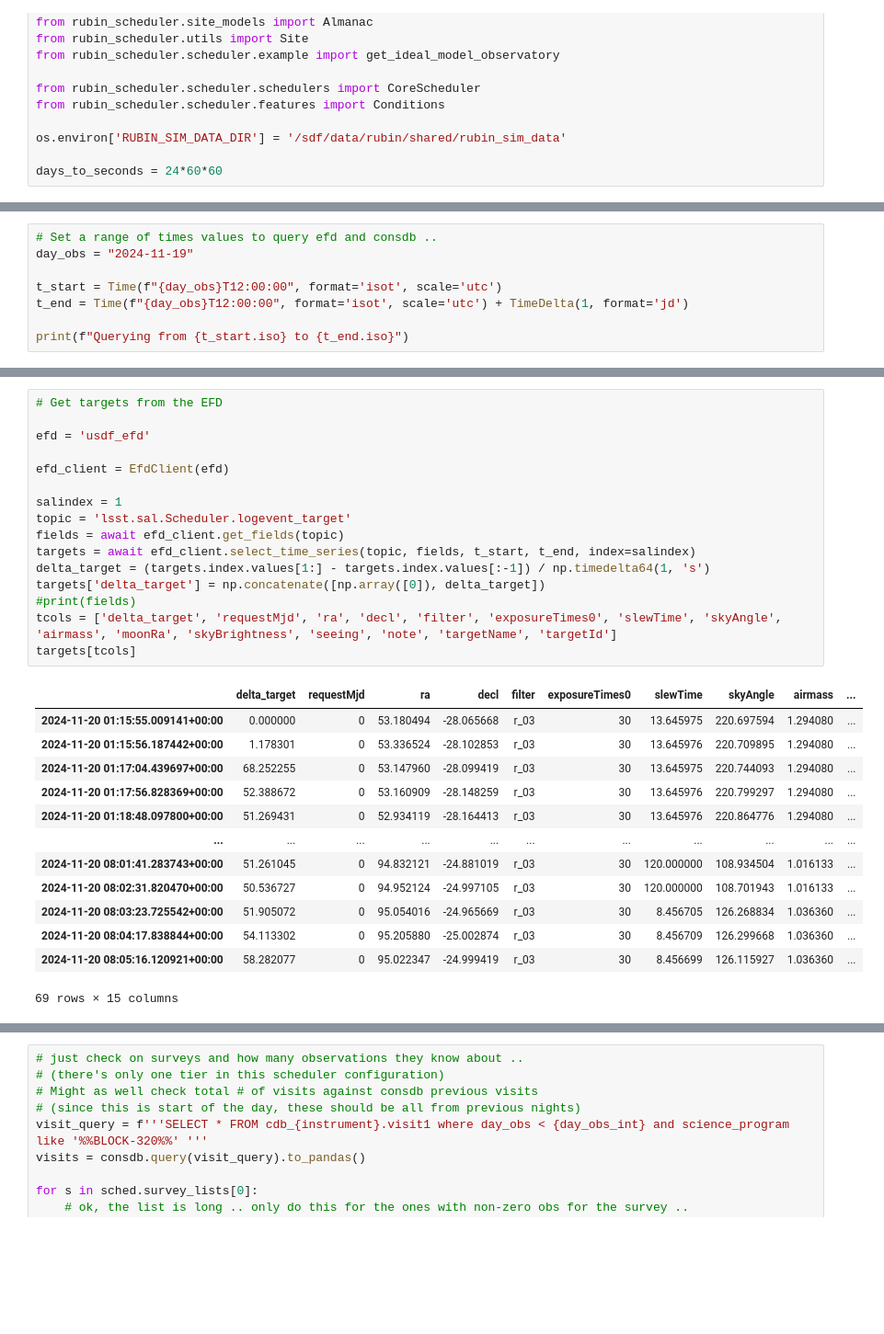
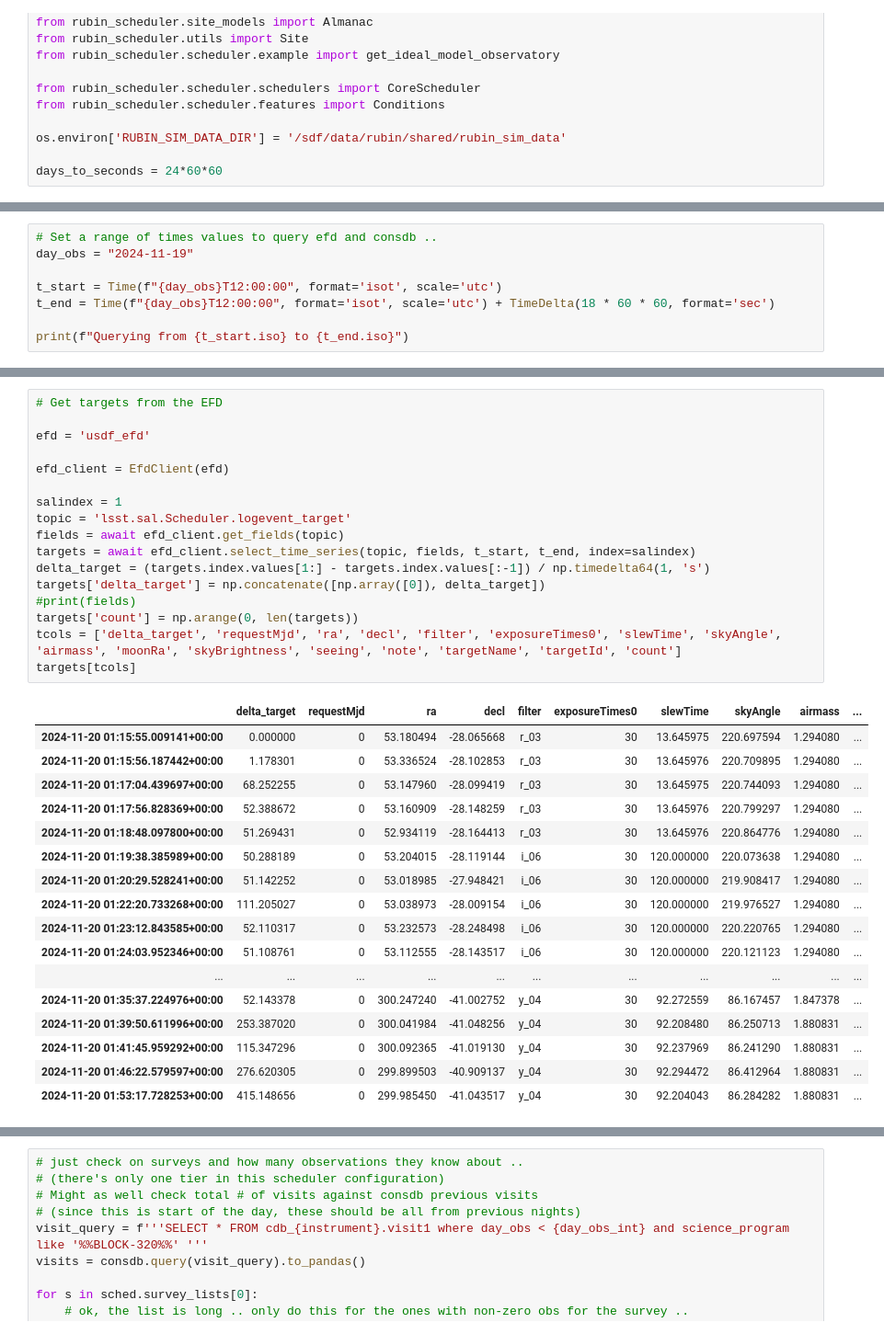
Before and after one commit to lsst-sims/fbs_curiosities, a Jupyter notebook: FBS_comcam_20241119.ipynb, the cells around one changed output, grey strips where cells are left out. Shown at 92% size. Cells and saved outputs as stored; diff of their text form; blank space fills up the shorter version.

```diff
--- a/FBS_comcam_20241119.ipynb
+++ b/FBS_comcam_20241119.ipynb
@@ -33,7 +45,7 @@ days_to_seconds = 24*60*60
 day_obs = "2024-11-19"
 
 t_start = Time(f"{day_obs}T12:00:00", format='isot', scale='utc')
-t_end = Time(f"{day_obs}T12:00:00", format='isot', scale='utc') + TimeDelta(1, format='jd')
+t_end = Time(f"{day_obs}T12:00:00", format='isot', scale='utc') + TimeDelta(18 * 60 * 60, format='sec')
 
 print(f"Querying from {t_start.iso} to {t_end.iso}")
 # %% [output]
@@ -41,33 +53,38 @@ Querying from 2024-11-19 12:00:00.000 to 2024-11-20 12:00:00.000
 # %%
 # Get targets from the EFD
 
 efd = 'usdf_efd'
 
 efd_client = EfdClient(efd)
 
 salindex = 1
 topic = 'lsst.sal.Scheduler.logevent_target'
 fields = await efd_client.get_fields(topic)
 targets = await efd_client.select_time_series(topic, fields, t_start, t_end, index=salindex)
 delta_target = (targets.index.values[1:] - targets.index.values[:-1]) / np.timedelta64(1, 's')
 targets['delta_target'] = np.concatenate([np.array([0]), delta_target])
 #print(fields)
-tcols = ['delta_target', 'requestMjd', 'ra', 'decl', 'filter', 'exposureTimes0', 'slewTime', 'skyAngle', 'airmass', 'moonRa', 'skyBrightness', 'seeing', 'note', 'targetName', 'targetId']
+targets['count'] = np.arange(0, len(targets))
+tcols = ['delta_target', 'requestMjd', 'ra', 'decl', 'filter', 'exposureTimes0', 'slewTime', 'skyAngle', 'airmass', 'moonRa', 'skyBrightness', 'seeing', 'note', 'targetName', 'targetId', 'count']
 targets[tcols]
 # %% [output]
 |  | delta_target | requestMjd | ra | decl | filter | exposureTimes0 | slewTime | skyAngle | airmass | ... |
 | 2024-11-20 01:15:55.009141+00:00 | 0.000000 | 0 | 53.180494 | -28.065668 | r_03 | 30 | 13.645975 | 220.697594 | 1.294080 | ... |
 | 2024-11-20 01:15:56.187442+00:00 | 1.178301 | 0 | 53.336524 | -28.102853 | r_03 | 30 | 13.645976 | 220.709895 | 1.294080 | ... |
 | 2024-11-20 01:17:04.439697+00:00 | 68.252255 | 0 | 53.147960 | -28.099419 | r_03 | 30 | 13.645975 | 220.744093 | 1.294080 | ... |
 | 2024-11-20 01:17:56.828369+00:00 | 52.388672 | 0 | 53.160909 | -28.148259 | r_03 | 30 | 13.645976 | 220.799297 | 1.294080 | ... |
 | 2024-11-20 01:18:48.097800+00:00 | 51.269431 | 0 | 52.934119 | -28.164413 | r_03 | 30 | 13.645976 | 220.864776 | 1.294080 | ... |
+| 2024-11-20 01:19:38.385989+00:00 | 50.288189 | 0 | 53.204015 | -28.119144 | i_06 | 30 | 120.000000 | 220.073638 | 1.294080 | ... |
+| 2024-11-20 01:20:29.528241+00:00 | 51.142252 | 0 | 53.018985 | -27.948421 | i_06 | 30 | 120.000000 | 219.908417 | 1.294080 | ... |
+| 2024-11-20 01:22:20.733268+00:00 | 111.205027 | 0 | 53.038973 | -28.009154 | i_06 | 30 | 120.000000 | 219.976527 | 1.294080 | ... |
+| 2024-11-20 01:23:12.843585+00:00 | 52.110317 | 0 | 53.232573 | -28.248498 | i_06 | 30 | 120.000000 | 220.220765 | 1.294080 | ... |
+| 2024-11-20 01:24:03.952346+00:00 | 51.108761 | 0 | 53.112555 | -28.143517 | i_06 | 30 | 120.000000 | 220.121123 | 1.294080 | ... |
 | ... | ... | ... | ... | ... | ... | ... | ... | ... | ... | ... |
-| 2024-11-20 08:01:41.283743+00:00 | 51.261045 | 0 | 94.832121 | -24.881019 | r_03 | 30 | 120.000000 | 108.934504 | 1.016133 | ... |
-| 2024-11-20 08:02:31.820470+00:00 | 50.536727 | 0 | 94.952124 | -24.997105 | r_03 | 30 | 120.000000 | 108.701943 | 1.016133 | ... |
-| 2024-11-20 08:03:23.725542+00:00 | 51.905072 | 0 | 95.054016 | -24.965669 | r_03 | 30 | 8.456705 | 126.268834 | 1.036360 | ... |
-| 2024-11-20 08:04:17.838844+00:00 | 54.113302 | 0 | 95.205880 | -25.002874 | r_03 | 30 | 8.456709 | 126.299668 | 1.036360 | ... |
-| 2024-11-20 08:05:16.120921+00:00 | 58.282077 | 0 | 95.022347 | -24.999419 | r_03 | 30 | 8.456699 | 126.115927 | 1.036360 | ... |
+| 2024-11-20 01:35:37.224976+00:00 | 52.143378 | 0 | 300.247240 | -41.002752 | y_04 | 30 | 92.272559 | 86.167457 | 1.847378 | ... |
+| 2024-11-20 01:39:50.611996+00:00 | 253.387020 | 0 | 300.041984 | -41.048256 | y_04 | 30 | 92.208480 | 86.250713 | 1.880831 | ... |
+| 2024-11-20 01:41:45.959292+00:00 | 115.347296 | 0 | 300.092365 | -41.019130 | y_04 | 30 | 92.237969 | 86.241290 | 1.880831 | ... |
+| 2024-11-20 01:46:22.579597+00:00 | 276.620305 | 0 | 299.899503 | -40.909137 | y_04 | 30 | 92.294472 | 86.412964 | 1.880831 | ... |
+| 2024-11-20 01:53:17.728253+00:00 | 415.148656 | 0 | 299.985450 | -41.043517 | y_04 | 30 | 92.204043 | 86.284282 | 1.880831 | ... |
-69 rows × 15 columns
 # %%
 # The targets -- up until the target at RA=300 / Dec = -40 -- were all acquired as visits.
 
```
Also changed, not shown: parts of 14 cells of this notebook, 1 other file.
